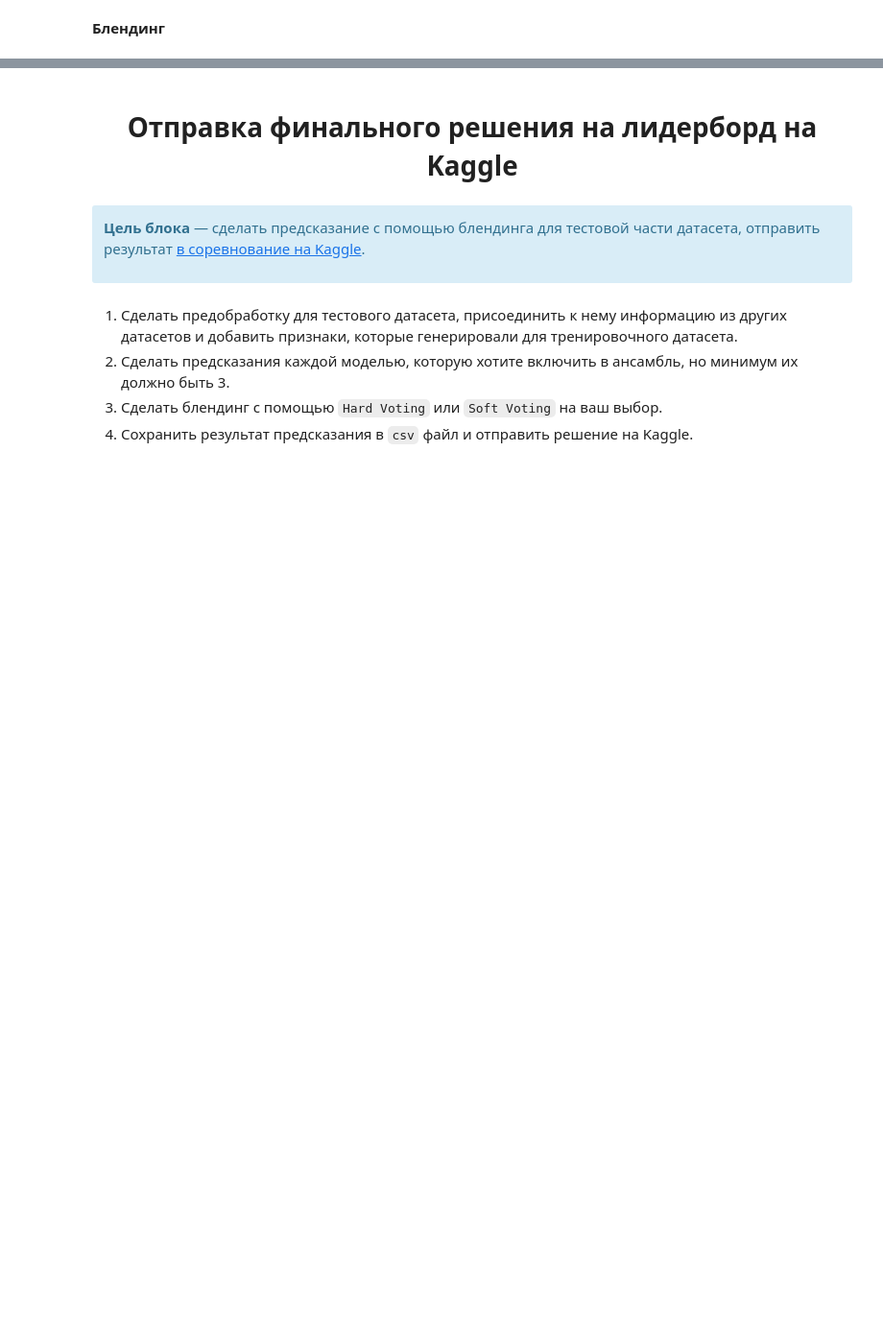
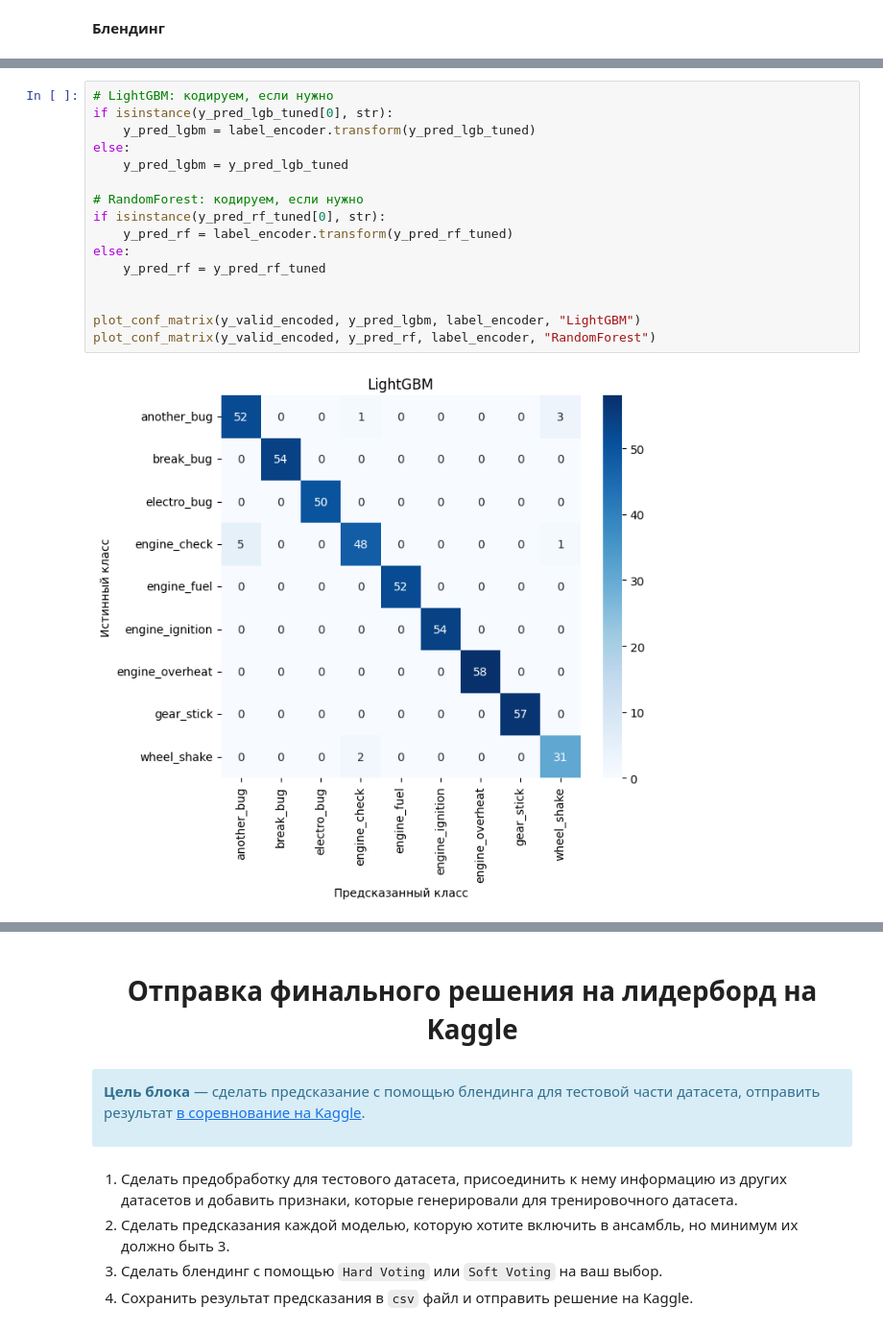
Before and after one commit to nikatonika/vehicle-breakdown-prediction, a Jupyter notebook: Competitive_DS_Zaslavskaia_V_All_Tasks.ipynb, the cells around one changed output, grey strips where cells are left out. Shown at 96% size. Drawn from its saved outputs; the diff is of its cells as text; blank space fills up the shorter version.

```diff
--- a/Competitive_DS_Zaslavskaia_V_All_Tasks.ipynb
+++ b/Competitive_DS_Zaslavskaia_V_All_Tasks.ipynb
@@ -2170,0 +2366,18 @@ F1 Score (Stacking with CatBoost): 0.9717726403821759
+# %%
+# LightGBM: кодируем, если нужно
+if isinstance(y_pred_lgb_tuned[0], str):
+    y_pred_lgbm = label_encoder.transform(y_pred_lgb_tuned)
+else:
+    y_pred_lgbm = y_pred_lgb_tuned
+
+# RandomForest: кодируем, если нужно
+if isinstance(y_pred_rf_tuned[0], str):
+    y_pred_rf = label_encoder.transform(y_pred_rf_tuned)
+else:
+    y_pred_rf = y_pred_rf_tuned
+
+
+plot_conf_matrix(y_valid_encoded, y_pred_lgbm, label_encoder, "LightGBM")
+plot_conf_matrix(y_valid_encoded, y_pred_rf, label_encoder, "RandomForest")
+# %% [output]
+[figure, added]
```
Also changed, not shown: parts of 56 cells of this notebook, 8 other files.
